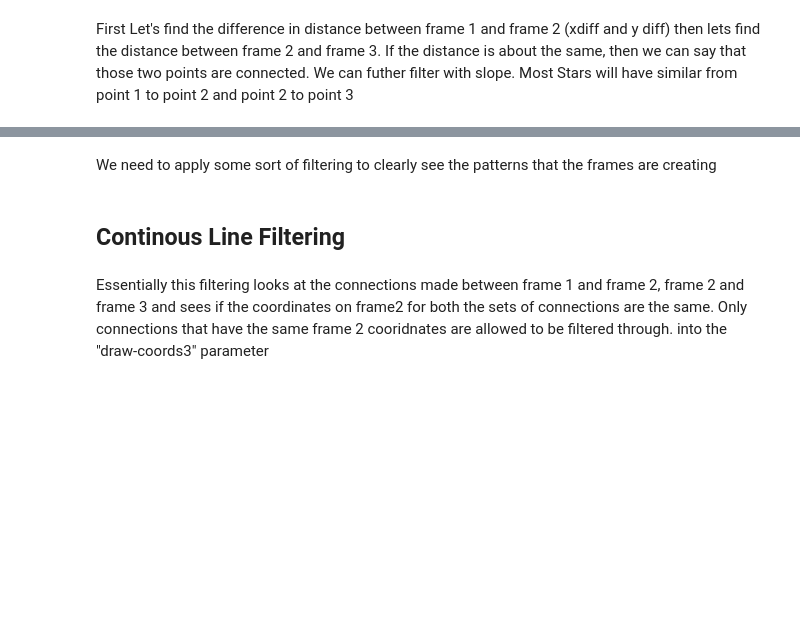
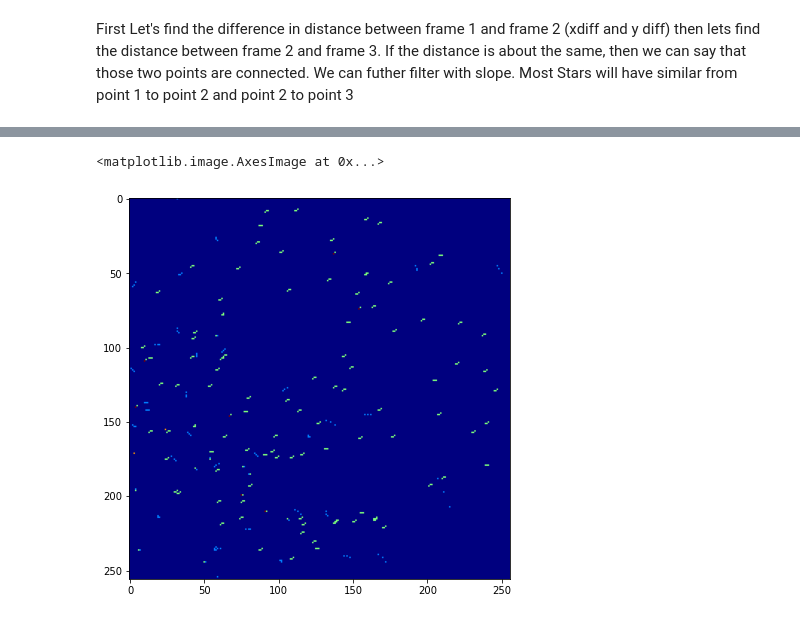
Before and after one commit to AstroStew/ESS5010-Assignment3, a Jupyter notebook: ESS5010Assignment3Draft2.ipynb, the cells around one changed output, grey strips where cells are left out. Saved outputs shown, nothing was run; the diff lists cells and outputs as text; code cells hidden in the pictures; blank space fills up the shorter version.

```diff
--- a/ESS5010Assignment3Draft2.ipynb
+++ b/ESS5010Assignment3Draft2.ipynb
@@ -689,6 +547,10 @@ plt.imshow(image5)
-# %% [markdown]
- We need to apply some sort of filtering to clearly see the patterns that the frames are creating
-# %% [markdown]
-## Continous Line Filtering
-# %% [markdown]
-Essentially this filtering looks at the connections made between frame 1 and frame 2, frame 2 and frame 3 and sees if the coordinates on frame2 for both the sets of connections are the same. Only connections that have the same frame 2 cooridnates are allowed to be filtered through. into the "draw-coords3" parameter
+# %%
+_3_layer_label_composite_img=label_data[0][:][:]+label_data[1][:][:]+label_data[2][:][:]
+cmap=plt.cm.jet #Adds Color Map
+norm=plt.Normalize(vmin=_3_layer_label_composite_img.min(),vmax=_3_layer_label_composite_img.max()) #Normalizes Data
+image5=cmap(norm(_3_layer_label_composite_img))
+plt.imsave('Draft2_Label_composite_3layer.png',image5)
+plt.imshow(image5)
+# %% [output]
+<matplotlib.image.AxesImage at 0x...>
+[figure, added]
```
Also changed, not shown: parts of 91 cells of this notebook, 5 other files.
